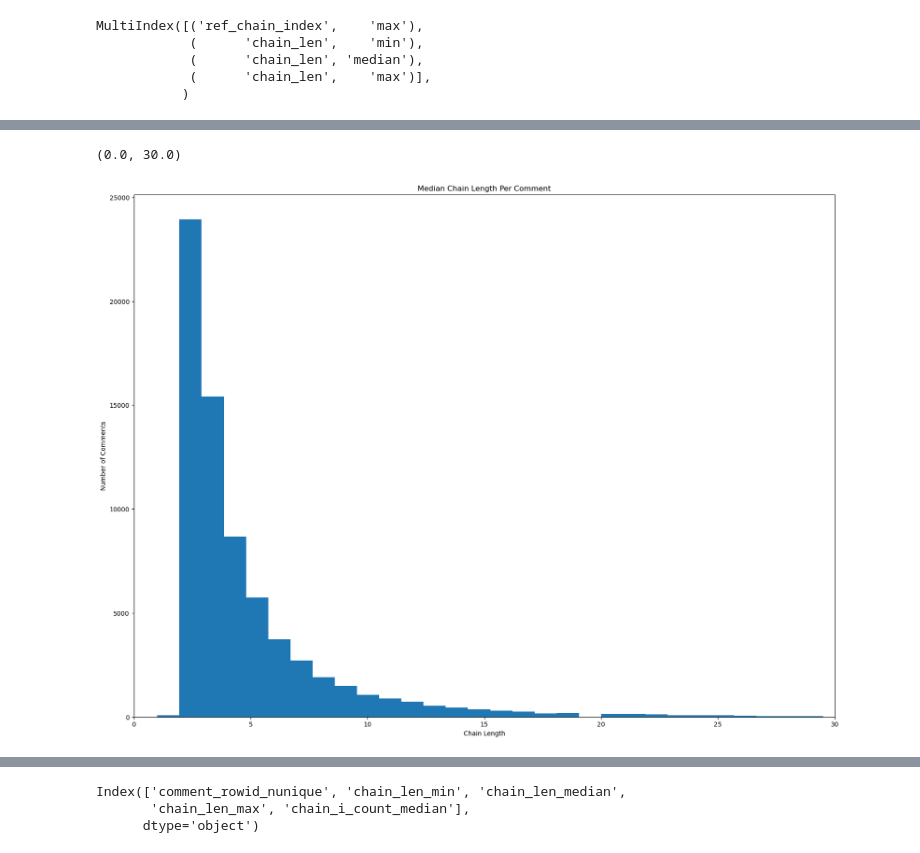
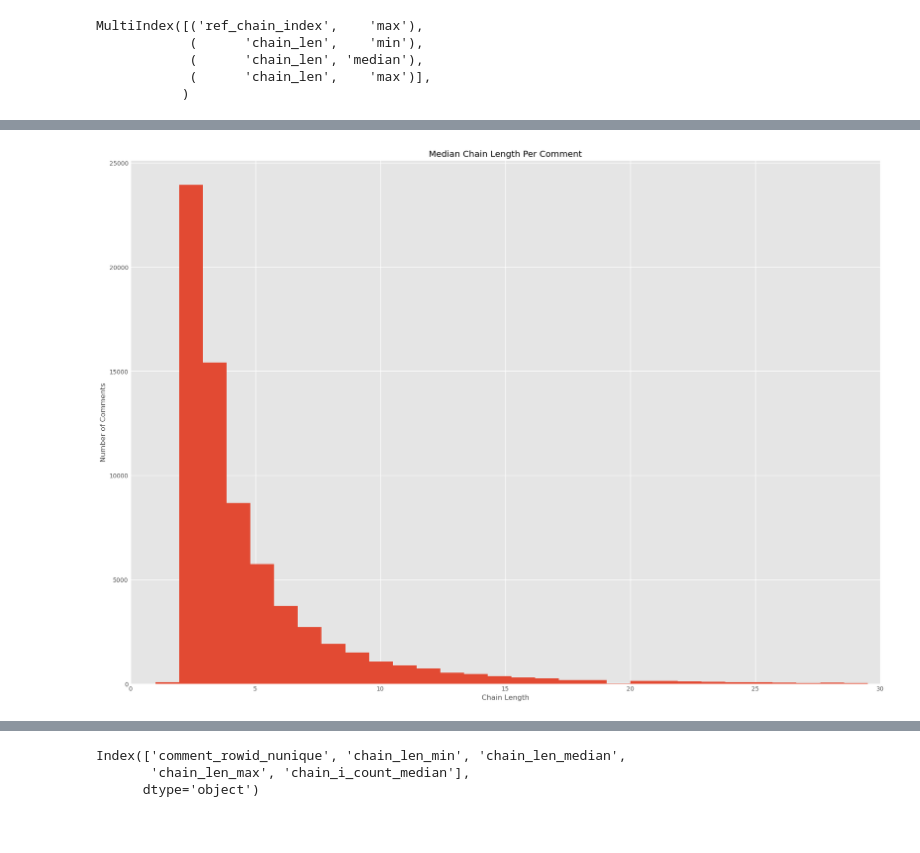
Before and after one commit to dr00b/testing_llm_in_delusion_recognition, a Jupyter notebook: notebooks/knowledgable_informant_narratives.ipynb, the cells around one changed output, grey strips where cells are left out. Cells and saved outputs as stored; diff of their text form; code cells hidden in the pictures.

```diff
--- a/notebooks/knowledgable_informant_narratives.ipynb
+++ b/notebooks/knowledgable_informant_narratives.ipynb
@@ -284,4 +289,5 @@ comment_chains[("ref_chain_index_max")].plot.hist(bins=50, figsize=(20,15))
 plt.title("Number of Coreference Chains per Comment")
 plt.xlabel("Number of Coreference Chains")
 plt.ylabel("Number of Comments")
+plt.style.use("ggplot")
 # %% [output]
@@ -290,12 +295,12 @@ Text(0, 0.5, 'Number of Comments')
 # %%
 comment_chains.loc[(comment_chains[("chain_len_median")] < 30), ("chain_len_median")].plot.hist(bins=30, figsize=(20,15))
 plt.title("Median Chain Length Per Comment")
 plt.xlabel("Chain Length")
 plt.ylabel("Number of Comments")
 plt.xlim(0, 30)
+plt.style.use("ggplot")
 # %% [output]
-(0.0, 30.0)
-[figure, old version]
+[figure, new version]
 # %%
 # assume the longest token in a chain is coref chain principal entity
 # if two tokens have same length, keep them both
```
Also changed, not shown: parts of 2 cells of this notebook.
